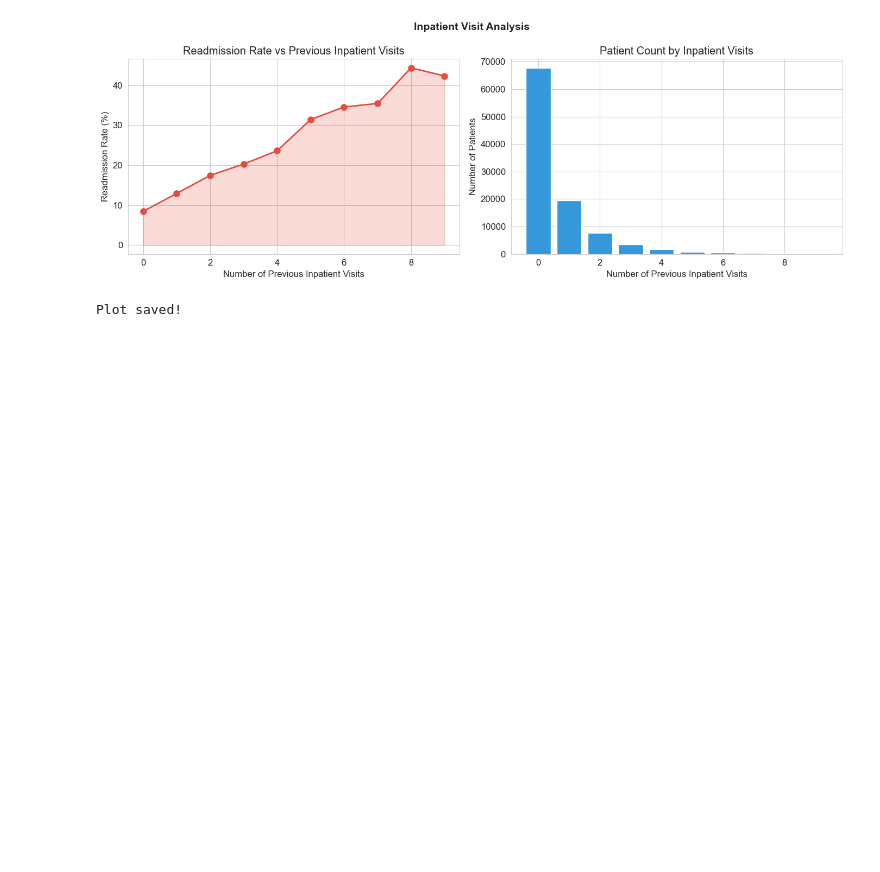
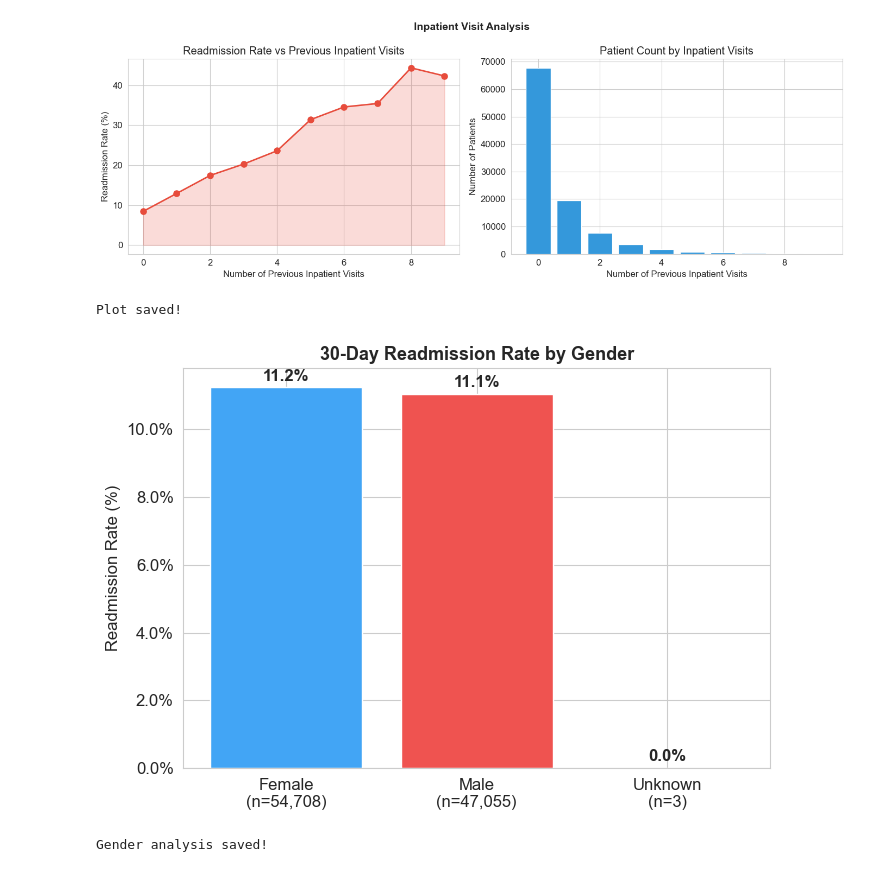
Before and after one commit to nandinireddy2701/Diabetic_readmission_prediction, a Jupyter notebook: notebooks/02_eda.ipynb, the cells around one changed output. Cells and saved outputs as stored; diff of their text form; code cells hidden in the pictures; blank space fills up the shorter version.

```diff
--- a/notebooks/02_eda.ipynb
+++ b/notebooks/02_eda.ipynb
@@ -316,3 +316,42 @@ print("Plot saved!")
 # %% [output]
 [figure]
 Plot saved!
+# %%
+## Gender Analysis
+import matplotlib.ticker as mticker
+
+# Gender vs Readmission
+fig, ax = plt.subplots(figsize=(7, 5))
+
+gender_readmit = df.groupby('gender')['readmitted_30'].mean() * 100
+gender_counts = df['gender'].value_counts()
+
+# Map encoded values to labels
+gender_labels = {0: 'Female', 1: 'Male', 2: 'Unknown'}
+
+bars = ax.bar(
+    [f"{gender_labels.get(g, g)}\n(n={gender_counts.get(g, 0):,})"
+     for g in gender_readmit.index],
+    gender_readmit.values,
+    color=['#42A5F5', '#EF5350', '#66BB6A'][:len(gender_readmit)]
+)
+
+ax.set_title('30-Day Readmission Rate by Gender',
+             fontsize=13, fontweight='bold')
+ax.set_ylabel('Readmission Rate (%)')
+ax.yaxis.set_major_formatter(mticker.FormatStrFormatter('%.1f%%'))
+
+for bar in bars:
+    ax.text(bar.get_x() + bar.get_width()/2,
+            bar.get_height() + 0.1,
+            f'{bar.get_height():.1f}%',
+            ha='center', va='bottom', fontweight='bold')
+
+plt.tight_layout()
+plt.savefig("../dashboard/gender_analysis.png",
+            dpi=150, bbox_inches='tight')
+plt.show()
+print("Gender analysis saved!")
+# %% [output]
+[figure, added]
+Gender analysis saved!
```
Also changed, not shown: parts of 5 cells of this notebook, 10 other files.
